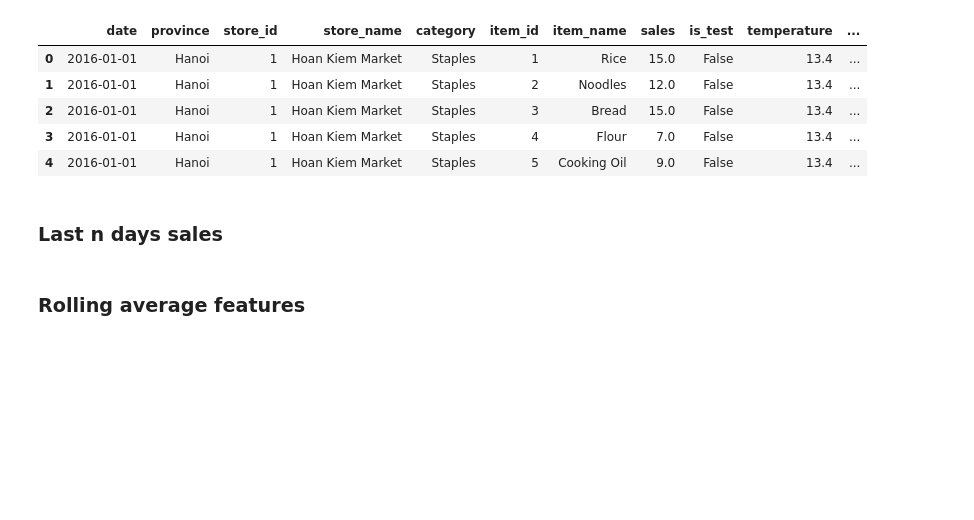
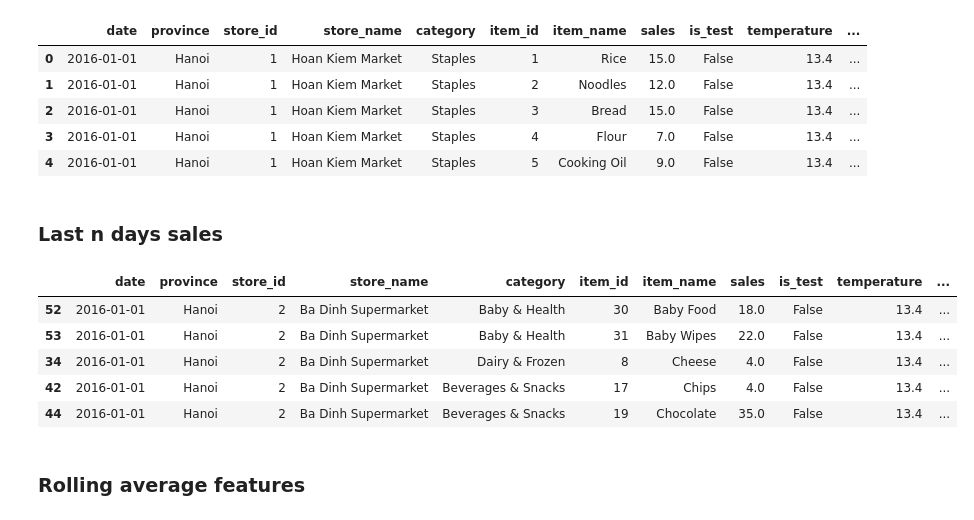
Before and after one commit to New-Data-Science-Projects/Sales-Forcasting, a Jupyter notebook: notebooks/03_feature_engineering.ipynb, the cells around one changed output. Saved outputs shown, nothing was run; the diff lists cells and outputs as text; code cells hidden in the pictures; blank space fills up the shorter version.

```diff
--- a/notebooks/03_feature_engineering.ipynb
+++ b/notebooks/03_feature_engineering.ipynb
@@ -193,6 +193,15 @@ for n in [1, 7, 14, 28]:
     df_features[f"sales_lag_{n}"] = df_features.groupby("store_item")[
         "sales"
     ].transform(lambda x: x.shift(n))
+# %%
+df_features.head()
+# %% [output]
+|  | date | province | store_id | store_name | category | item_id | item_name | sales | is_test | temperature | ... |
+| 52 | 2016-01-01 | Hanoi | 2 | Ba Dinh Supermarket | Baby & Health | 30 | Baby Food | 18.0 | False | 13.4 | ... |
+| 53 | 2016-01-01 | Hanoi | 2 | Ba Dinh Supermarket | Baby & Health | 31 | Baby Wipes | 22.0 | False | 13.4 | ... |
+| 34 | 2016-01-01 | Hanoi | 2 | Ba Dinh Supermarket | Dairy & Frozen | 8 | Cheese | 4.0 | False | 13.4 | ... |
+| 42 | 2016-01-01 | Hanoi | 2 | Ba Dinh Supermarket | Beverages & Snacks | 17 | Chips | 4.0 | False | 13.4 | ... |
+| 44 | 2016-01-01 | Hanoi | 2 | Ba Dinh Supermarket | Beverages & Snacks | 19 | Chocolate | 35.0 | False | 13.4 | ... |
 # %% [markdown]
 ### Rolling average features
 # %%
```
Also changed, not shown: parts of 4 cells of this notebook, 3 other files.
